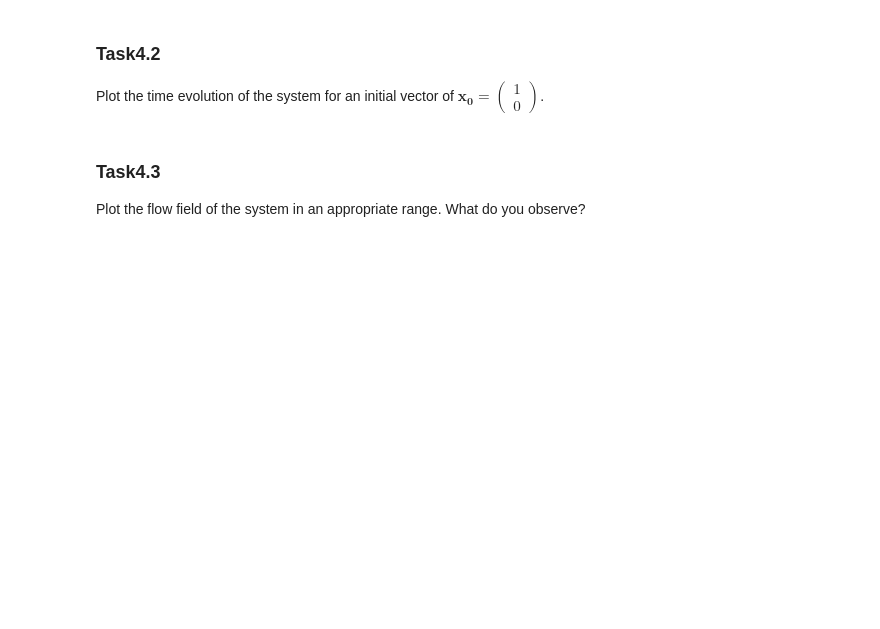
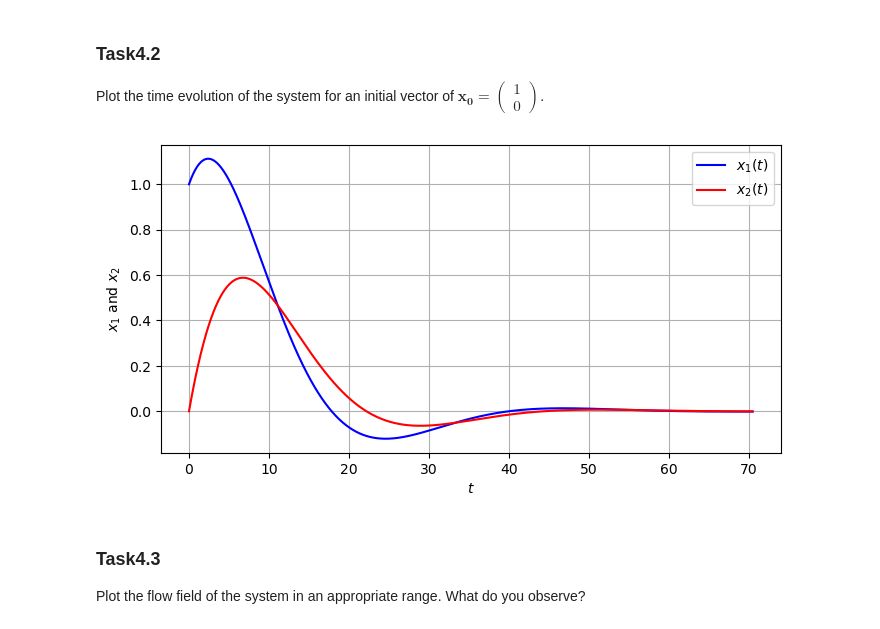
Before and after one commit to HeyuanChi/DSML_24ws, a Jupyter notebook: ex01/ex01.ipynb, the cells around one changed output. Saved outputs shown, nothing was run; the diff lists cells and outputs as text; code cells hidden in the pictures; blank space fills up the shorter version.

```diff
--- a/ex01/ex01.ipynb
+++ b/ex01/ex01.ipynb
@@ -238,6 +257,42 @@ Determine the fixed points of this system by hand.
 ### Task4.2
 
 Plot the time evolution of the system for an initial vector of $ \mathbf{x_0} = \begin{pmatrix} 1 \\ 0 \end{pmatrix} $.
+# %%
+A = np.array([[0.1, -0.3], [0.2, -0.3]])
+x = np.array([1, 0])
+
+t = 0
+dt = 0.01
+
+x_values, t_values = [x], [t]
+
+
+# iterate
+while True:
+    x_new = x + dt * (A @ x)
+    if np.linalg.norm(x_new - x) < tolerance:
+        break
+
+    x = x_new
+    t += dt
+
+    x_values.append(x)
+    t_values.append(t)
+
+x_values = np.array(x_values)
+
+# plot
+plt.figure(figsize=(8, 4))
+plt.plot(t_values, x_values[:, 0], label='$x_1(t)$', color='b')
+plt.plot(t_values, x_values[:, 1], label='$x_2(t)$', color='r')
+plt.xlabel('$t$')
+plt.ylabel('$x_1$ and $x_2$')
+
+plt.legend()
+plt.grid()
+plt.show()
+# %% [output]
+[figure, added]
 # %% [markdown]
 ### Task4.3
 
```
Also changed, not shown: parts of 7 cells of this notebook.
